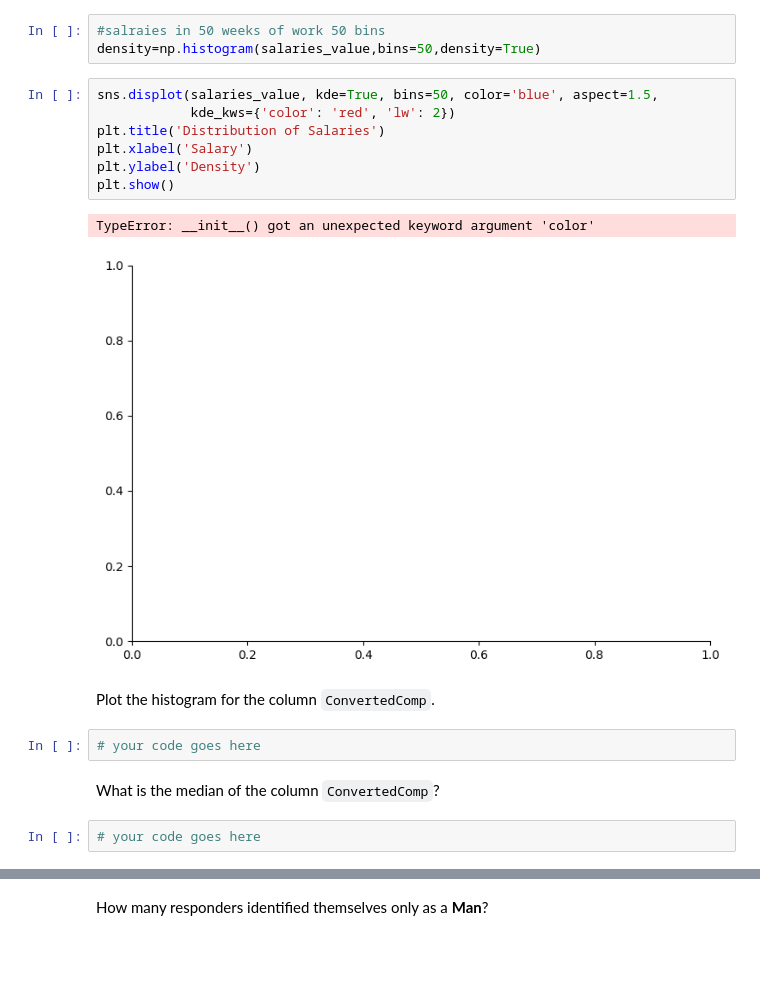
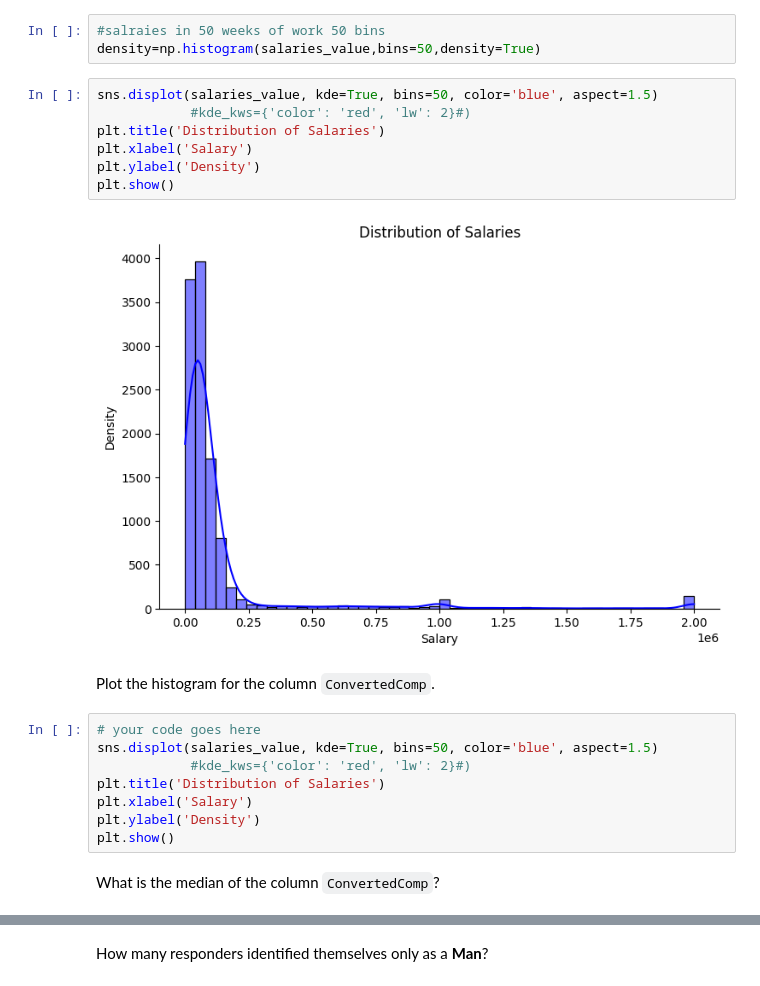
Before and after one commit to Majeedraheem/Final_Project-, a Jupyter notebook: Module 3/M3ExploratoryDataAnalysis-lab.ipynb, the cells around one changed output, grey strips where cells are left out. Drawn from its saved outputs; the diff is of its cells as text; blank space fills up the shorter version.

```diff
--- a/Module 3/M3ExploratoryDataAnalysis-lab.ipynb
+++ b/Module 3/M3ExploratoryDataAnalysis-lab.ipynb
@@ -90,20 +90,23 @@ plt.figure(figsize=(10,6))
 #salraies in 50 weeks of work 50 bins
 density=np.histogram(salaries_value,bins=50,density=True)
 # %%
-sns.displot(salaries_value, kde=True, bins=50, color='blue', aspect=1.5,
-            kde_kws={'color': 'red', 'lw': 2})
+sns.displot(salaries_value, kde=True, bins=50, color='blue', aspect=1.5)
+            #kde_kws={'color': 'red', 'lw': 2}#)
 plt.title('Distribution of Salaries')
 plt.xlabel('Salary')
 plt.ylabel('Density')
 plt.show()
 # %% [output]
-TypeError: __init__() got an unexpected keyword argument 'color'
-[figure, old version]
+[figure, new version]
 # %% [markdown]
 Plot the histogram for the column `ConvertedComp`.
-# %%
-# your code goes here
+# %%
+# your code goes here
+sns.displot(salaries_value, kde=True, bins=50, color='blue', aspect=1.5)
+            #kde_kws={'color': 'red', 'lw': 2}#)
+plt.title('Distribution of Salaries')
+plt.xlabel('Salary')
+plt.ylabel('Density')
+plt.show()
 # %% [markdown]
 What is the median of the column `ConvertedComp`?
-# %%
-# your code goes here
```
Also changed, not shown: parts of 54 cells of this notebook, 1 other file.
